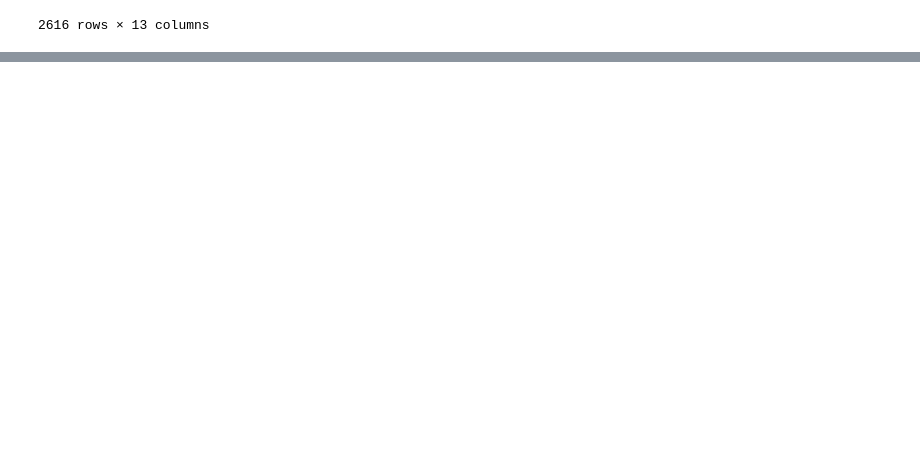
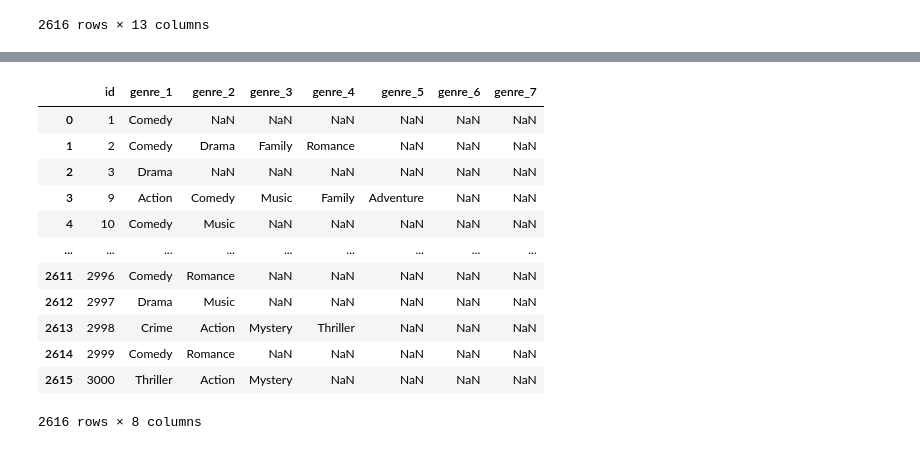
Before and after one commit to kendoll7/project_4, a Jupyter notebook: movies_etl.ipynb, the cells around one changed output, grey strips where cells are left out. Saved outputs shown, nothing was run; the diff lists cells and outputs as text; code cells hidden in the pictures; blank space fills up the shorter version.

```diff
--- a/movies_etl.ipynb
+++ b/movies_etl.ipynb
@@ -181,0 +289,5 @@ memory usage: 286.1+ KB
+# %%
+result_normalized_3 = pd.json_normalize(result_df[3])
+result_normalized_3 = result_normalized_3.rename(columns={'name' : 'genre_4'})
+result_normalized_3 = result_normalized_3.drop(columns = 'id')
+result_normalized_3
@@ -181,0 +308,5 @@ memory usage: 286.1+ KB
+# %%
+result_normalized_4 = pd.json_normalize(result_df[4])
+result_normalized_4 = result_normalized_4.rename(columns={'name' : 'genre_5'})
+result_normalized_4 = result_normalized_4.drop(columns = 'id')
+result_normalized_4
@@ -181,0 +327,5 @@ memory usage: 286.1+ KB
+# %%
+result_normalized_5 = pd.json_normalize(result_df[5])
+result_normalized_5 = result_normalized_5.rename(columns={'name' : 'genre_6'})
+result_normalized_5 = result_normalized_5.drop(columns = 'id')
+result_normalized_5
@@ -181,0 +346,5 @@ memory usage: 286.1+ KB
+# %%
+result_normalized_6 = pd.json_normalize(result_df[6])
+result_normalized_6 = result_normalized_6.rename(columns={'name' : 'genre_7'})
+result_normalized_6 = result_normalized_6.drop(columns = 'id')
+result_normalized_6
@@ -181,0 +365,19 @@ memory usage: 286.1+ KB
+# %%
+result_normalized_all = pd.concat([genres_df['id'], result_normalized_0, result_normalized_1, result_normalized_2,
+                                  result_normalized_3, result_normalized_4, result_normalized_5,
+                                  result_normalized_6], axis=1)
+result_normalized_all
+# %% [output]
+|  | id | genre_1 | genre_2 | genre_3 | genre_4 | genre_5 | genre_6 | genre_7 |
+| 0 | 1 | Comedy | NaN | NaN | NaN | NaN | NaN | NaN |
+| 1 | 2 | Comedy | Drama | Family | Romance | NaN | NaN | NaN |
+| 2 | 3 | Drama | NaN | NaN | NaN | NaN | NaN | NaN |
+| 3 | 9 | Action | Comedy | Music | Family | Adventure | NaN | NaN |
+| 4 | 10 | Comedy | Music | NaN | NaN | NaN | NaN | NaN |
+| ... | ... | ... | ... | ... | ... | ... | ... | ... |
+| 2611 | 2996 | Comedy | Romance | NaN | NaN | NaN | NaN | NaN |
+| 2612 | 2997 | Drama | Music | NaN | NaN | NaN | NaN | NaN |
+| 2613 | 2998 | Crime | Action | Mystery | Thriller | NaN | NaN | NaN |
+| 2614 | 2999 | Comedy | Romance | NaN | NaN | NaN | NaN | NaN |
+| 2615 | 3000 | Thriller | Action | Mystery | NaN | NaN | NaN | NaN |
+2616 rows × 8 columns
```
Also changed, not shown: parts of 31 cells of this notebook.
